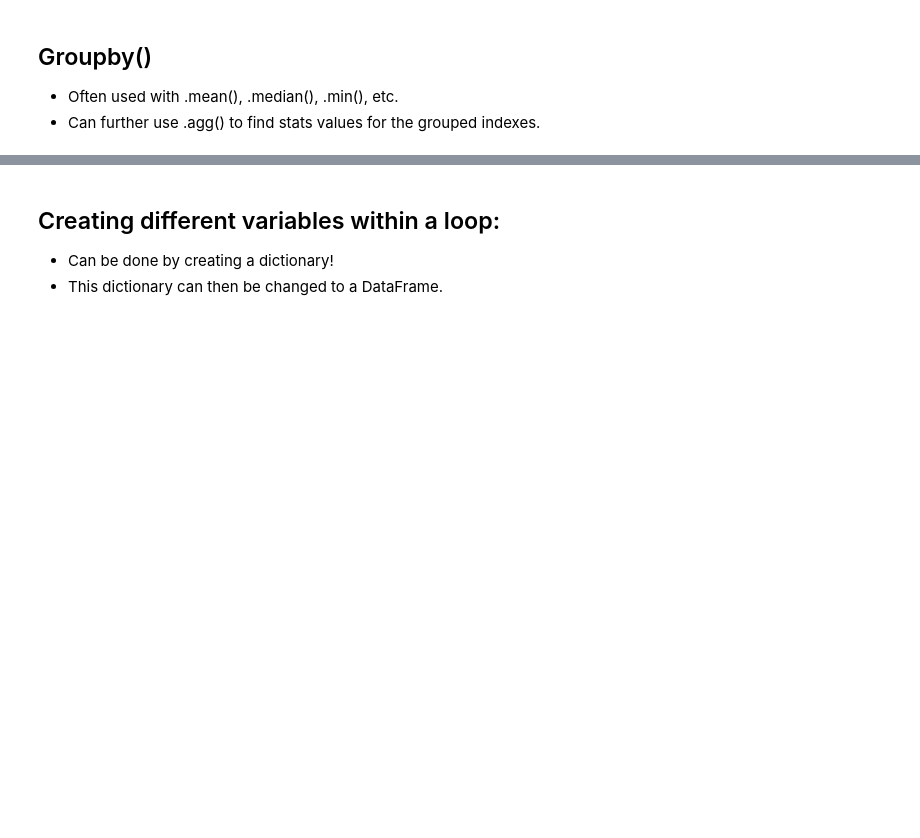
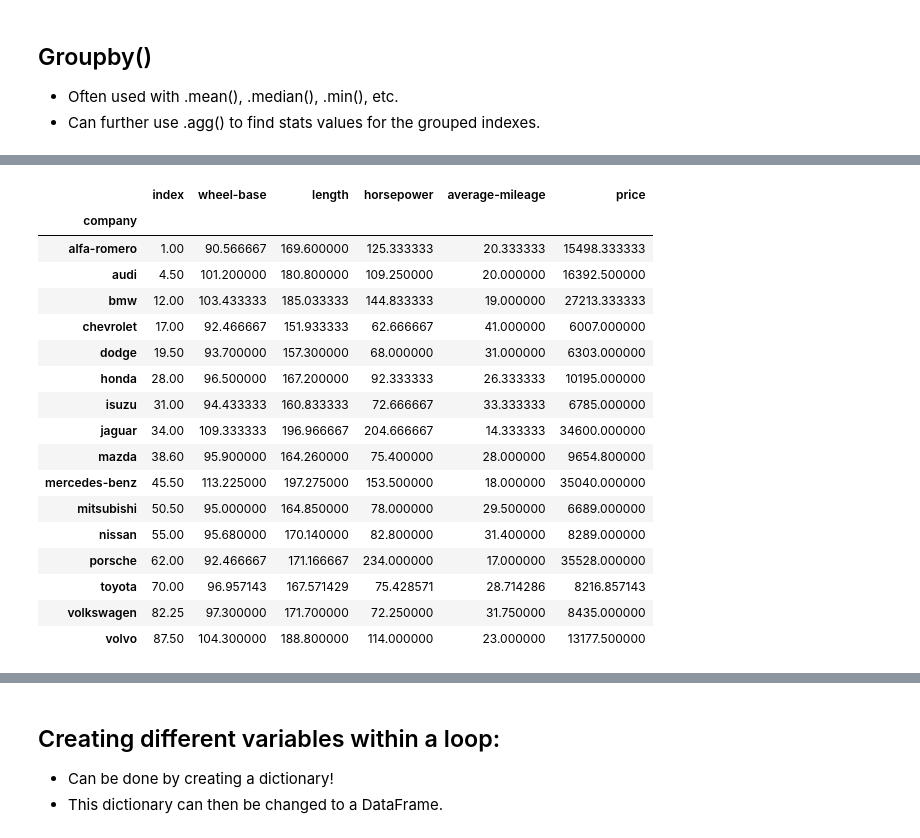
Before and after one commit to tjkim614/studynotes, a Jupyter notebook: study.ipynb, the cells around one changed output, grey strips where cells are left out. Drawn from its saved outputs; the diff is of its cells as text; code cells hidden in the pictures; blank space fills up the shorter version.

```diff
--- a/study.ipynb
+++ b/study.ipynb
@@ -231,0 +280,26 @@ gender_ocup = users.groupby(['occupation', 'gender']).agg({'gender': 'count'})
+# %%
+company_groups.mean()
+
+# this functionality is called split, apply, combine.
+# split = .groupby() step - DataFrame is split according to group index.
+# apply = .mean() step - a function is applied to the data (can also be median, max, min, etc.)
+# combine = the results of the apply are then combined to give the result shown below:
+# %% [output]
+|  | index | wheel-base | length | horsepower | average-mileage | price |
+| company |  |  |  |  |  |  |
+| alfa-romero | 1.00 | 90.566667 | 169.600000 | 125.333333 | 20.333333 | 15498.333333 |
+| audi | 4.50 | 101.200000 | 180.800000 | 109.250000 | 20.000000 | 16392.500000 |
+| bmw | 12.00 | 103.433333 | 185.033333 | 144.833333 | 19.000000 | 27213.333333 |
+| chevrolet | 17.00 | 92.466667 | 151.933333 | 62.666667 | 41.000000 | 6007.000000 |
+| dodge | 19.50 | 93.700000 | 157.300000 | 68.000000 | 31.000000 | 6303.000000 |
+| honda | 28.00 | 96.500000 | 167.200000 | 92.333333 | 26.333333 | 10195.000000 |
+| isuzu | 31.00 | 94.433333 | 160.833333 | 72.666667 | 33.333333 | 6785.000000 |
+| jaguar | 34.00 | 109.333333 | 196.966667 | 204.666667 | 14.333333 | 34600.000000 |
+| mazda | 38.60 | 95.900000 | 164.260000 | 75.400000 | 28.000000 | 9654.800000 |
+| mercedes-benz | 45.50 | 113.225000 | 197.275000 | 153.500000 | 18.000000 | 35040.000000 |
+| mitsubishi | 50.50 | 95.000000 | 164.850000 | 78.000000 | 29.500000 | 6689.000000 |
+| nissan | 55.00 | 95.680000 | 170.140000 | 82.800000 | 31.400000 | 8289.000000 |
+| porsche | 62.00 | 92.466667 | 171.166667 | 234.000000 | 17.000000 | 35528.000000 |
+| toyota | 70.00 | 96.957143 | 167.571429 | 75.428571 | 28.714286 | 8216.857143 |
+| volkswagen | 82.25 | 97.300000 | 171.700000 | 72.250000 | 31.750000 | 8435.000000 |
+| volvo | 87.50 | 104.300000 | 188.800000 | 114.000000 | 23.000000 | 13177.500000 |
```
Also changed, not shown: parts of 8 cells of this notebook.
